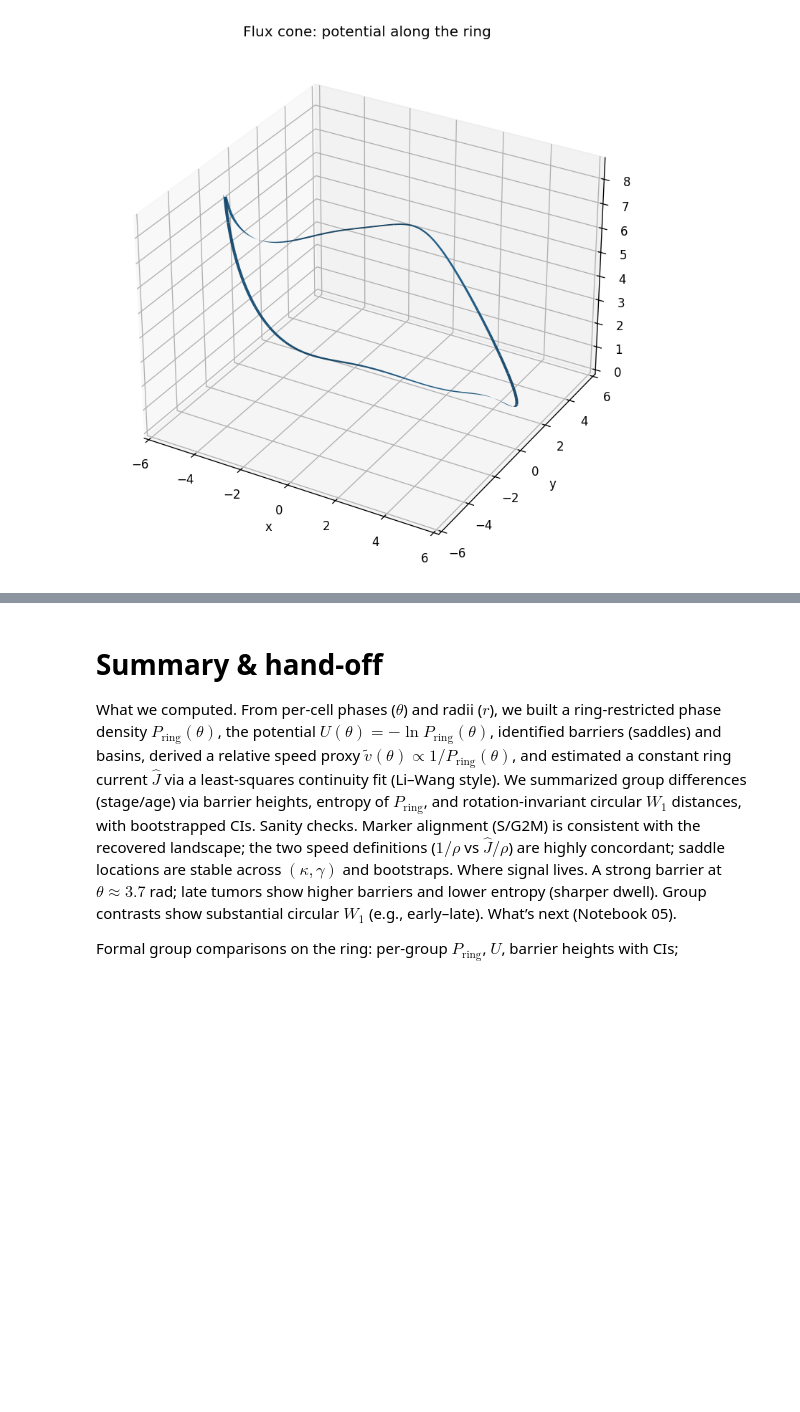
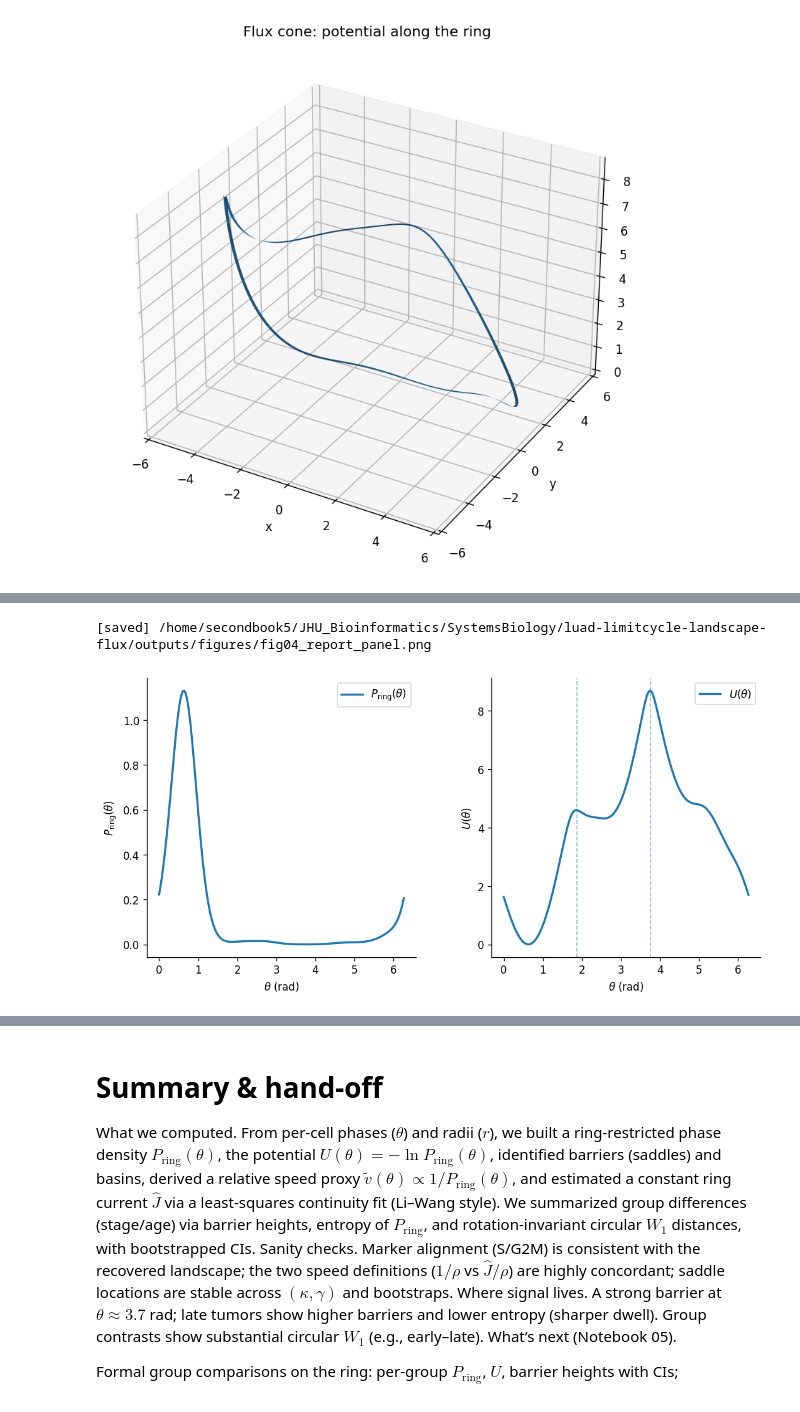
Before and after one commit to SecondBook5/luad-limitcycle-landscape-flux, a Jupyter notebook: notebooks/04_landscape_barriers_speed.ipynb, the cells around one changed output, grey strips where cells are left out. Cells and saved outputs as stored; diff of their text form; code cells hidden in the pictures; blank space fills up the shorter version.

```diff
--- a/notebooks/04_landscape_barriers_speed.ipynb
+++ b/notebooks/04_landscape_barriers_speed.ipynb
@@ -1895,0 +2327,23 @@ plt.tight_layout(); savefig("fig04_flux_cone_potential.png"); plt.show()
+# %%
+# --- Cell 27: compact report panel ---
+fig = plt.figure(figsize=(10.5,4.8))
+gs = fig.add_gridspec(1, 2, width_ratios=[1,1], wspace=0.28)
+
+ax0 = fig.add_subplot(gs[0,0])
+ax0.plot(theta_grid, P_ring, lw=2, label=r"$P_{\rm ring}(\theta)$")
+ax0.set_xlabel(r"$\theta$ (rad)"); ax0.set_ylabel(r"$P_{\rm ring}(\theta)$")
+ax0.legend()
+
+ax1 = fig.add_subplot(gs[0,1])
+ax1.plot(theta_grid, U, lw=2, label=r"$U(\theta)$")
+# add barriers if present
+if "barriers" in adata.uns.get("landscape", {}):
+    b = pd.DataFrame(adata.uns["landscape"]["barriers"])
+    for i in range(len(b["theta_saddle"])):
+        ax1.axvline(b["theta_saddle"][i], ls="--", lw=1, alpha=0.5)
+ax1.set_xlabel(r"$\theta$ (rad)"); ax1.set_ylabel(r"$U(\theta)$")
+ax1.legend()
+savefig("fig04_report_panel.png"); plt.show()
+# %% [output]
+[saved] /home/secondbook5/JHU_Bioinformatics/SystemsBiology/luad-limitcycle-landscape-flux/outputs/figures/fig04_report_panel.png
+[figure, added]
```
Also changed, not shown: parts of 62 cells of this notebook, 5 other files.
